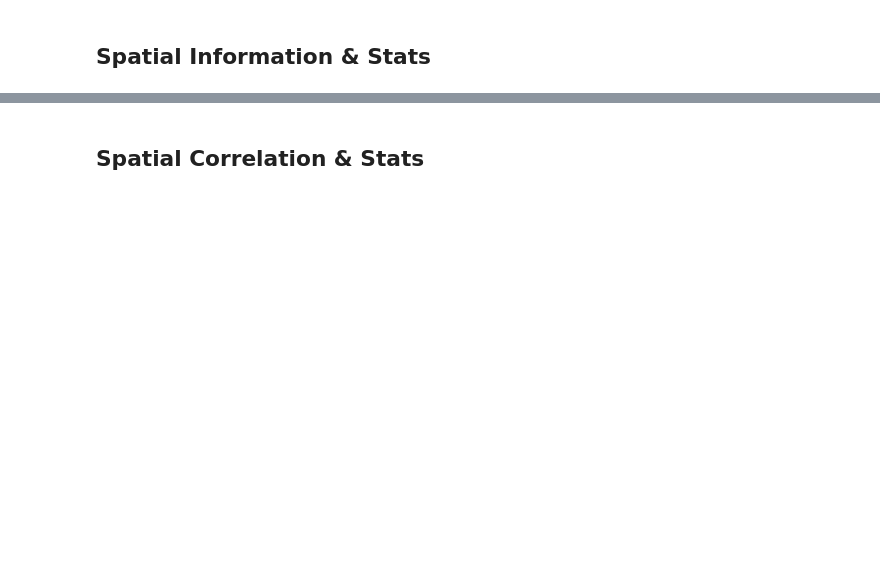
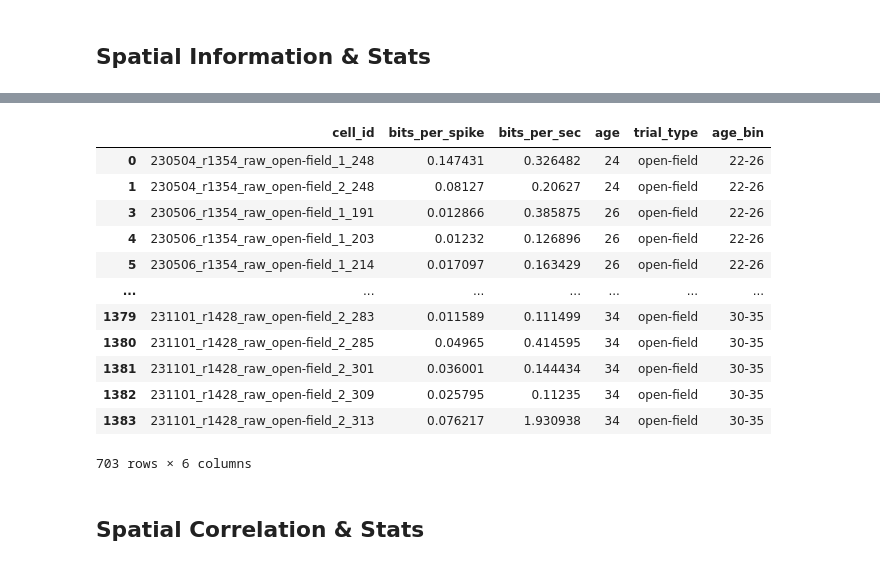
Before and after one commit to jakeswann1/SpElT, a Jupyter notebook: analysis/All Pyramidal Cells Analysis.ipynb, the cells around one changed output, grey strips where cells are left out. Drawn from its saved outputs; the diff is of its cells as text; code cells hidden in the pictures; blank space fills up the shorter version.

```diff
--- a/analysis/All Pyramidal Cells Analysis.ipynb
+++ b/analysis/All Pyramidal Cells Analysis.ipynb
@@ -428,3 +450,19 @@ axes[1].set_ylabel('Bits per second')
+# %%
+spatial_info_df.dropna()
+# %% [output]
+|  | cell_id | bits_per_spike | bits_per_sec | age | trial_type | age_bin |
+| 0 | 230504_r1354_raw_open-field_1_248 | 0.147431 | 0.326482 | 24 | open-field | 22-26 |
+| 1 | 230504_r1354_raw_open-field_2_248 | 0.08127 | 0.20627 | 24 | open-field | 22-26 |
+| 3 | 230506_r1354_raw_open-field_1_191 | 0.012866 | 0.385875 | 26 | open-field | 22-26 |
+| 4 | 230506_r1354_raw_open-field_1_203 | 0.01232 | 0.126896 | 26 | open-field | 22-26 |
+| 5 | 230506_r1354_raw_open-field_1_214 | 0.017097 | 0.163429 | 26 | open-field | 22-26 |
+| ... | ... | ... | ... | ... | ... | ... |
+| 1379 | 231101_r1428_raw_open-field_2_283 | 0.011589 | 0.111499 | 34 | open-field | 30-35 |
+| 1380 | 231101_r1428_raw_open-field_2_285 | 0.04965 | 0.414595 | 34 | open-field | 30-35 |
+| 1381 | 231101_r1428_raw_open-field_2_301 | 0.036001 | 0.144434 | 34 | open-field | 30-35 |
+| 1382 | 231101_r1428_raw_open-field_2_309 | 0.025795 | 0.11235 | 34 | open-field | 30-35 |
+| 1383 | 231101_r1428_raw_open-field_2_313 | 0.076217 | 1.930938 | 34 | open-field | 30-35 |
+703 rows × 6 columns
 # %% [markdown]
 ## Spatial Correlation & Stats
 # %%
```
Also changed, not shown: parts of 7 cells of this notebook.
